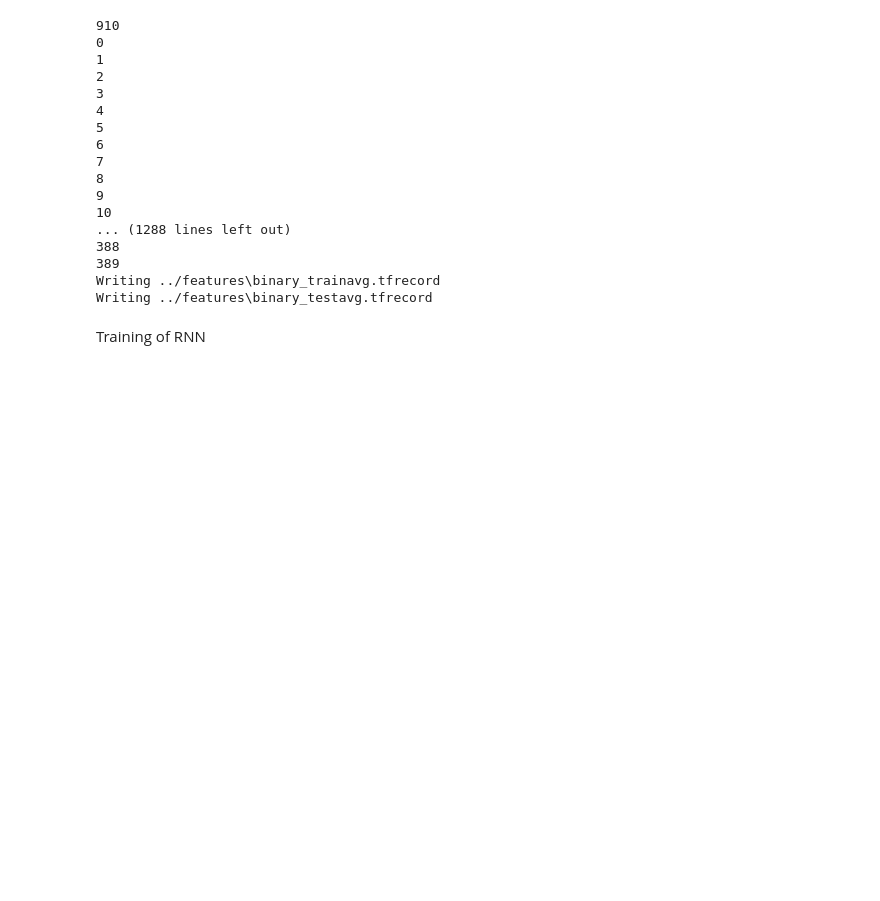
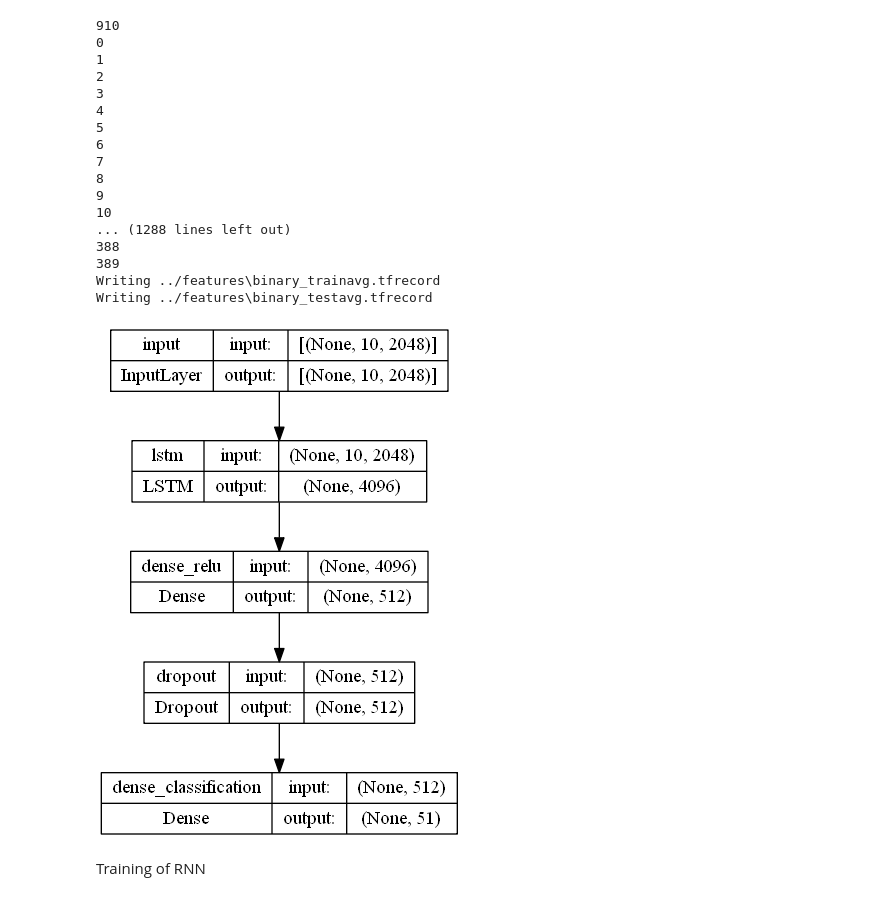
Before and after one commit to dalonm03/TFG, a Jupyter notebook: src/tfg.ipynb, the cells around one changed output. Cells and saved outputs as stored; diff of their text form; code cells hidden in the pictures; blank space fills up the shorter version.

```diff
--- a/src/tfg.ipynb
+++ b/src/tfg.ipynb
@@ -569,8 +569,10 @@ def new_binary_lstm_model():
     )
     return lstm_model
 # %%
-lstm_model = new_binary_lstm_model()
-#tf.keras.utils.plot_model(lstm_model, "lstm_modelo_tfg.png", show_shapes=True)
+#lstm_model = new_lstm_model(51)
+tf.keras.utils.plot_model(lstm_model, "lstm_modelo_tfg.png", show_shapes=True)
+# %% [output]
+[figure, added]
 # %% [markdown]
 Training of RNN
 # %%
```
Also changed, not shown: parts of 4 cells of this notebook, 2 other files.
